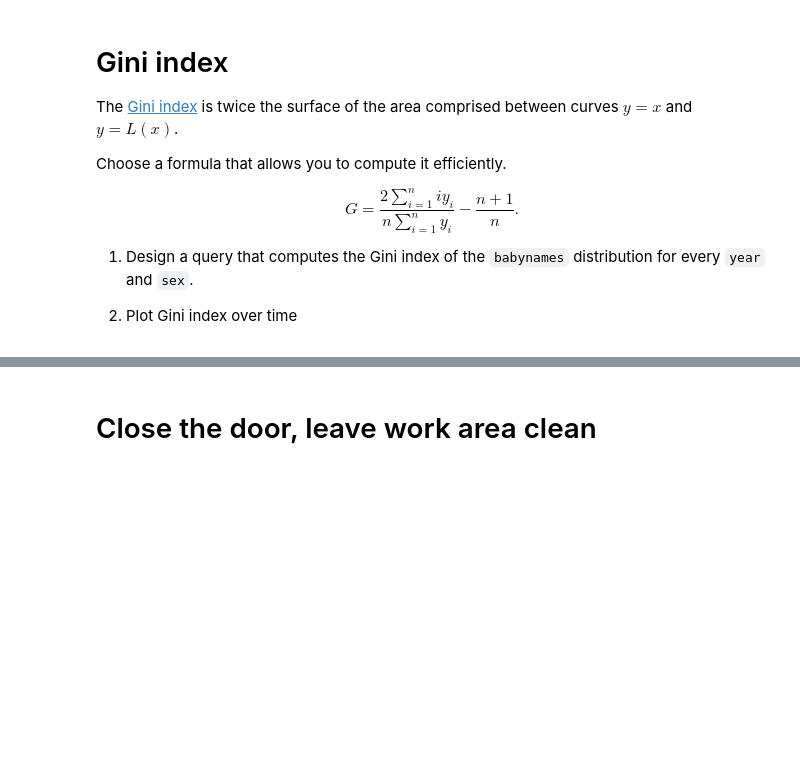
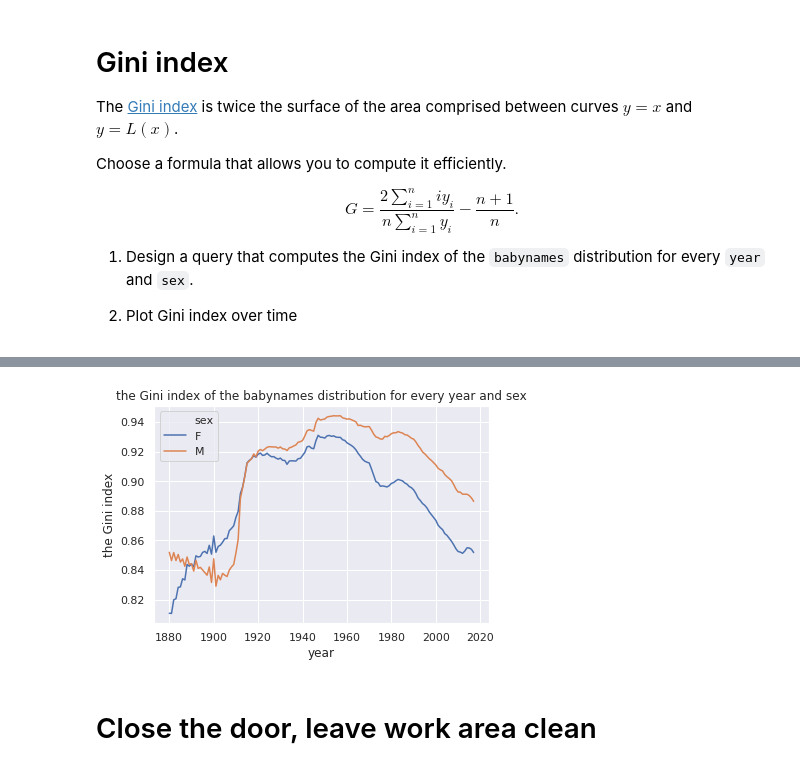
Before and after one commit to Na1an/2020_BigData_BAI_HAO, a Jupyter notebook: Homeworks/homework02.ipynb, the cells around one changed output, grey strips where cells are left out. Drawn from its saved outputs; the diff is of its cells as text; code cells hidden in the pictures; blank space fills up the shorter version.

Commit message:
homework02 11/11 Done

```diff
--- a/Homeworks/homework02.ipynb
+++ b/Homeworks/homework02.ipynb
@@ -1611,0 +1606,11 @@ for every `year` and `sex`.
+# %%
+# TODO: Done
+#
+'''
+window_z = Window.partitionBy('year', 'sex')
+df_lorenz_res = df_lorenz.withColumn('name_dist', fn.count('name').over(window_z))
+df_lorenz_res.show(1000)
+'''
+window_g = Window.partitionBy('year', 'sex')
+df_lorenz_res_g = df_lorenz_res.withColumn('gini', fn.round( (2/col("name_dist")) * (fn.sum(col("rownumber")*(col("n")/col("sex_birth"))).over(window_g)) - (1+col("sex_birth"))/(col("sex_birth")), 4))
+df_lorenz_res_g.show(1000)
@@ -1611,0 +1635,4 @@ for every `year` and `sex`.
+# %%
+df_gini = df_lorenz_res_g.drop_duplicates(subset=["year","gini"])
+df_gini = df_gini[['year','sex','gini']]
+df_gini.show(30)
@@ -1612,3 +1657,18 @@ for every `year` and `sex`.
+# %%
+# %%
+# TODO: Done
+# %%
+
+g = sns.lineplot(x = "year",
+                 y = "gini",
+                 hue = 'sex',
+                 data = df_gini.toPandas())
+
+g.set_title("the Gini index of the babynames distribution for every year and sex")
+plt.ylabel("the Gini index")
+plt.show(g)
+# %% [output]
+[figure, added]
 # %% [markdown]
 
 
```
Also changed, not shown: parts of 6 cells of this notebook.
